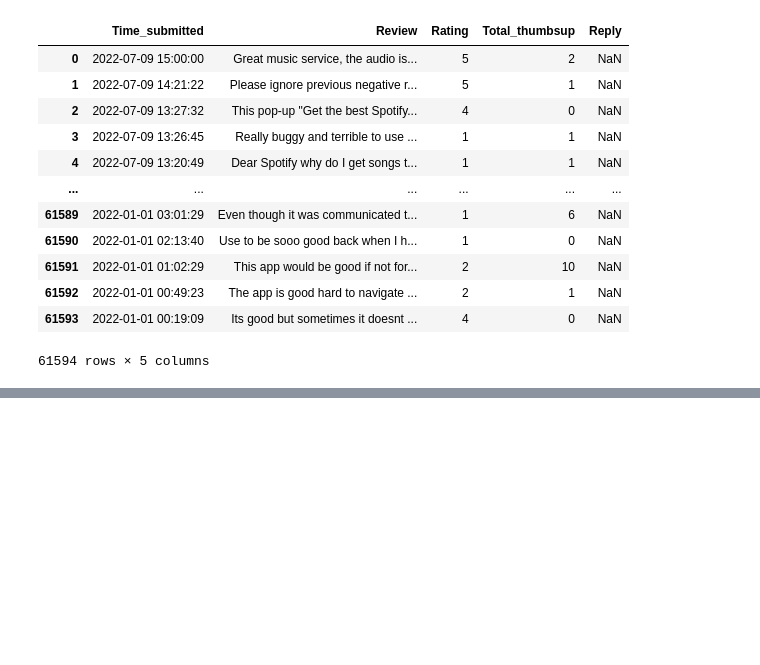
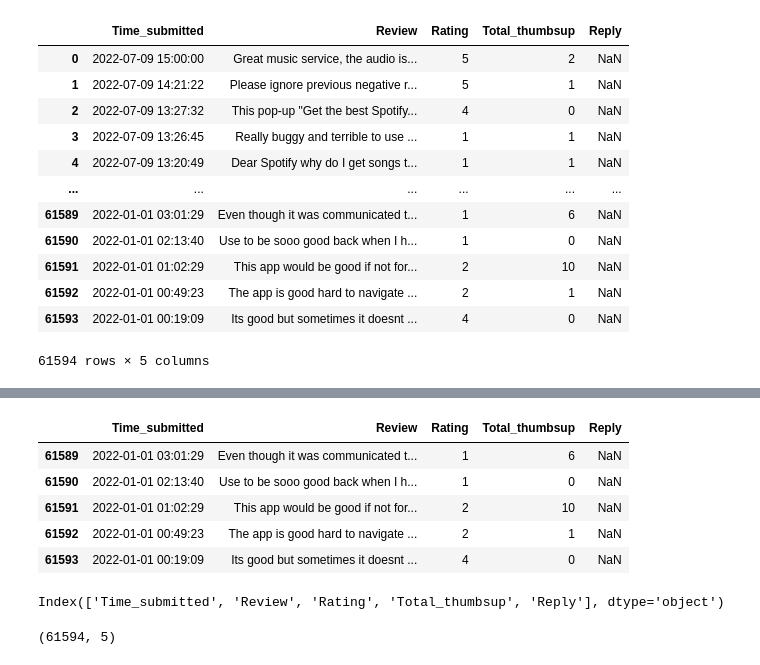
Before and after one commit to nishanahafsath/Spotify_sentimental_analysis, a Jupyter notebook: Sentimental_analysis_on_spotiy_reviews.ipynb, the cells around one changed output, grey strips where cells are left out. Cells and saved outputs as stored; diff of their text form; code cells hidden in the pictures; blank space fills up the shorter version.

```diff
--- a/Sentimental_analysis_on_spotiy_reviews.ipynb
+++ b/Sentimental_analysis_on_spotiy_reviews.ipynb
@@ -52,0 +62,17 @@ df
+# %%
+df.tail()
+# %% [output]
+|  | Time_submitted | Review | Rating | Total_thumbsup | Reply |
+| 61589 | 2022-01-01 03:01:29 | Even though it was communicated t... | 1 | 6 | NaN |
+| 61590 | 2022-01-01 02:13:40 | Use to be sooo good back when I h... | 1 | 0 | NaN |
+| 61591 | 2022-01-01 01:02:29 | This app would be good if not for... | 2 | 10 | NaN |
+| 61592 | 2022-01-01 00:49:23 | The app is good hard to navigate ... | 2 | 1 | NaN |
+| 61593 | 2022-01-01 00:19:09 | Its good but sometimes it doesnt ... | 4 | 0 | NaN |
+# %%
+df.columns
+# %% [output]
+Index(['Time_submitted', 'Review', 'Rating', 'Total_thumbsup', 'Reply'], dtype='object')
+# %%
+df.shape
+# %% [output]
+(61594, 5)
```
Also changed, not shown: parts of 1 cell of this notebook.
